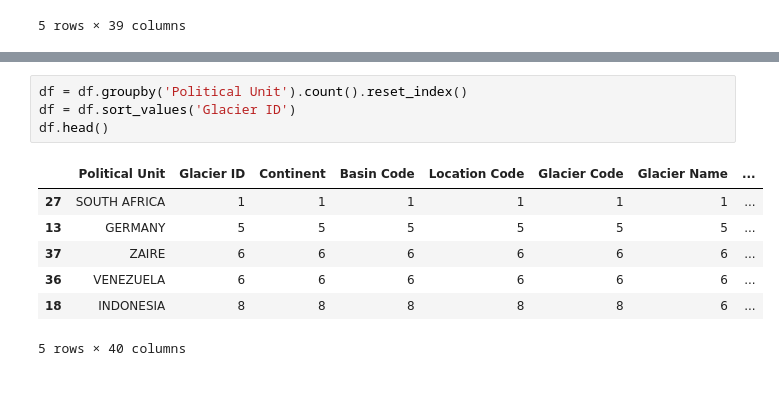
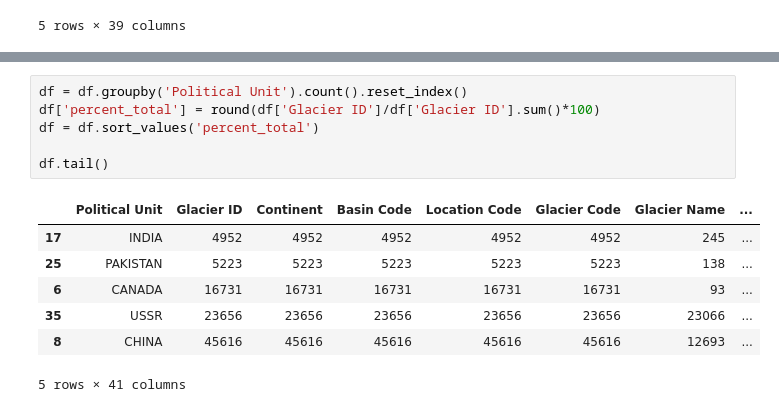
Before and after one commit to wbb-67/World-Glacier-Inventory-Data, a Jupyter notebook: World Glacier Inventory Data.ipynb, the cells around one changed output, grey strips where cells are left out. Cells and saved outputs as stored; diff of their text form.

```diff
--- a/World Glacier Inventory Data.ipynb
+++ b/World Glacier Inventory Data.ipynb
@@ -67,12 +67,14 @@ gdf.plot(ax=world.plot(figsize=(10, 6)), marker='o', color='red', markersize=15)
 # %%
 df = df.groupby('Political Unit').count().reset_index()
-df = df.sort_values('Glacier ID')
-df.head()
+df['percent_total'] = round(df['Glacier ID']/df['Glacier ID'].sum()*100)
+df = df.sort_values('percent_total')
+
+df.tail()
 # %% [output]
 |  | Political Unit | Glacier ID | Continent | Basin Code | Location Code | Glacier Code | Glacier Name | ... |
-| 27 | SOUTH AFRICA | 1 | 1 | 1 | 1 | 1 | 1 | ... |
-| 13 | GERMANY | 5 | 5 | 5 | 5 | 5 | 5 | ... |
-| 37 | ZAIRE | 6 | 6 | 6 | 6 | 6 | 6 | ... |
-| 36 | VENEZUELA | 6 | 6 | 6 | 6 | 6 | 6 | ... |
-| 18 | INDONESIA | 8 | 8 | 8 | 8 | 8 | 6 | ... |
+| 17 | INDIA | 4952 | 4952 | 4952 | 4952 | 4952 | 245 | ... |
+| 25 | PAKISTAN | 5223 | 5223 | 5223 | 5223 | 5223 | 138 | ... |
+| 6 | CANADA | 16731 | 16731 | 16731 | 16731 | 16731 | 93 | ... |
+| 35 | USSR | 23656 | 23656 | 23656 | 23656 | 23656 | 23066 | ... |
+| 8 | CHINA | 45616 | 45616 | 45616 | 45616 | 45616 | 12693 | ... |
-5 rows × 40 columns
+5 rows × 41 columns
```
Also changed, not shown: parts of 4 cells of this notebook.
